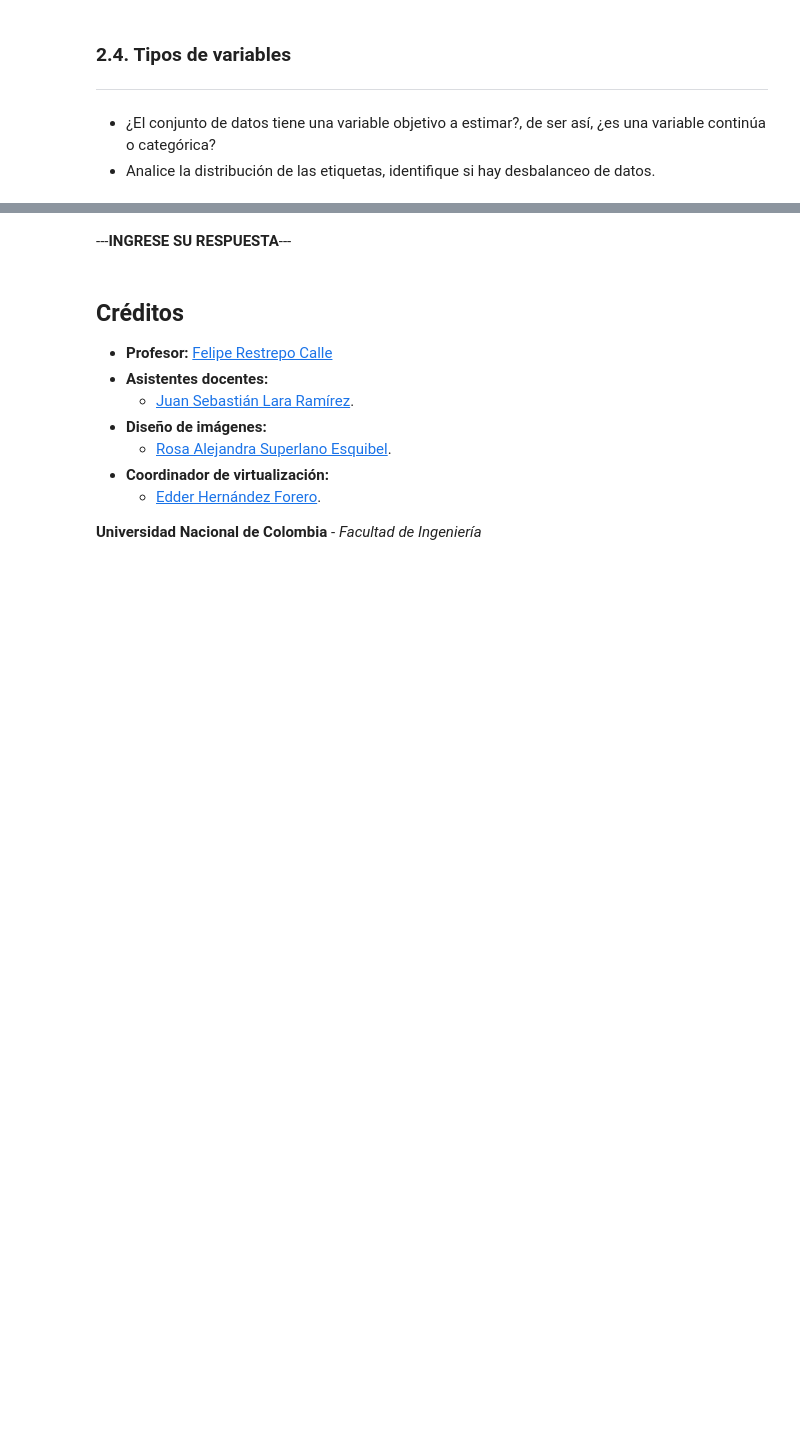
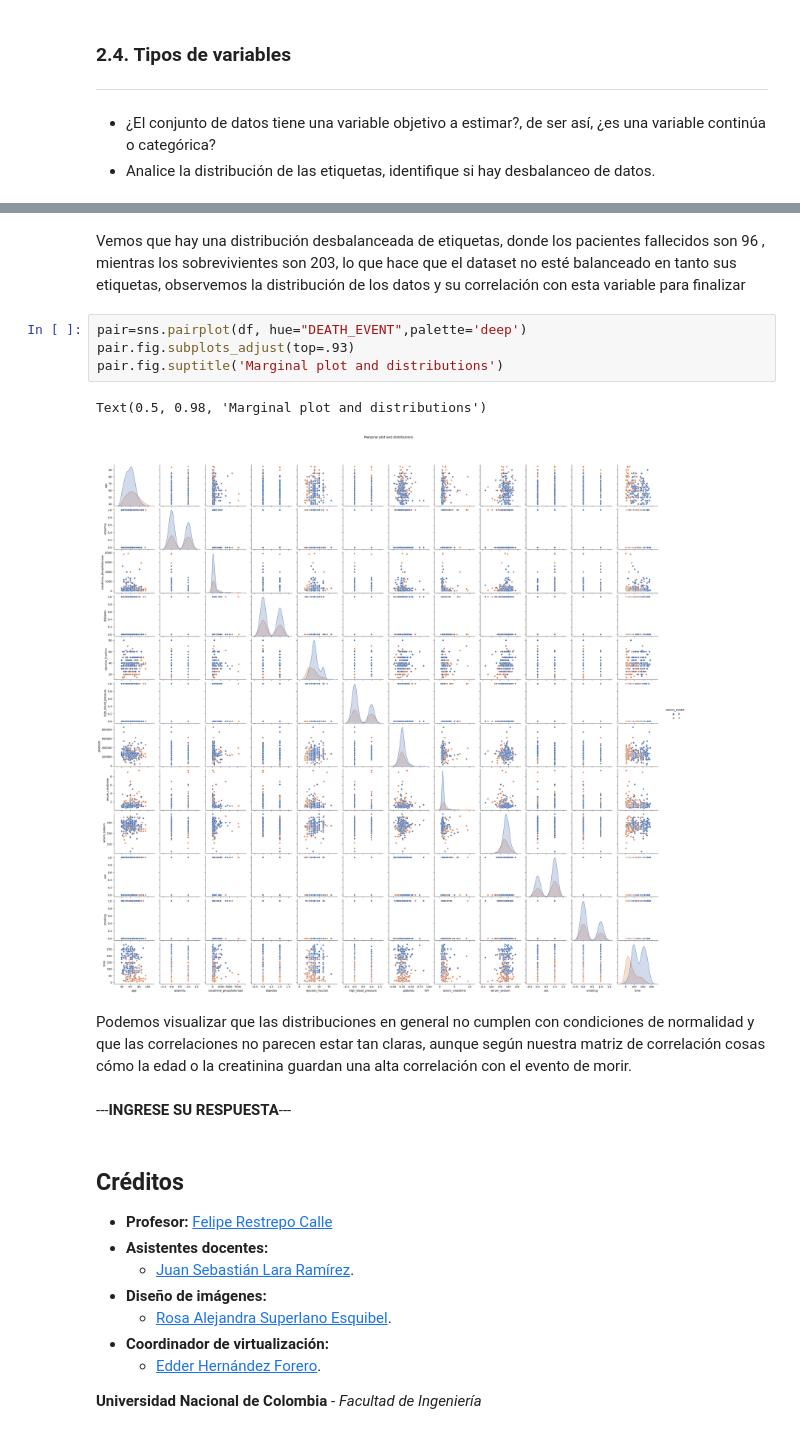
Before and after one commit to Robert-Gomez-AI/HeartFailure, a Jupyter notebook: Fase_2_Entendimiento_de_los_datos.ipynb, the cells around one changed output, grey strips where cells are left out. Drawn from its saved outputs; the diff is of its cells as text; blank space fills up the shorter version.

```diff
--- a/Fase_2_Entendimiento_de_los_datos.ipynb
+++ b/Fase_2_Entendimiento_de_los_datos.ipynb
@@ -518,3 +553,14 @@ pd.crosstab(df['DEATH_EVENT'],df['high_blood_pressure'],
+# %% [markdown]
+Vemos que hay una distribución desbalanceada de etiquetas, donde los pacientes fallecidos son 96 , mientras los sobrevivientes son 203, lo que hace que el dataset no esté balanceado en tanto sus etiquetas, observemos la distribución de los datos y su correlación con esta variable para finalizar
+# %%
+pair=sns.pairplot(df, hue="DEATH_EVENT",palette='deep')
+pair.fig.subplots_adjust(top=.93)
+pair.fig.suptitle('Marginal plot and distributions')
+# %% [output]
+Text(0.5, 0.98, 'Marginal plot and distributions')
+[figure, added]
+# %% [markdown]
+Podemos visualizar que las distribuciones en general no cumplen con condiciones de normalidad y que las correlaciones no parecen estar tan claras, aunque según nuestra matriz de correlación cosas cómo la edad o la creatinina guardan una alta correlación con el evento de morir.
 # %% [markdown]
 ---**INGRESE SU RESPUESTA**---
 # %% [markdown]
```
Also changed, not shown: parts of 13 cells of this notebook.
